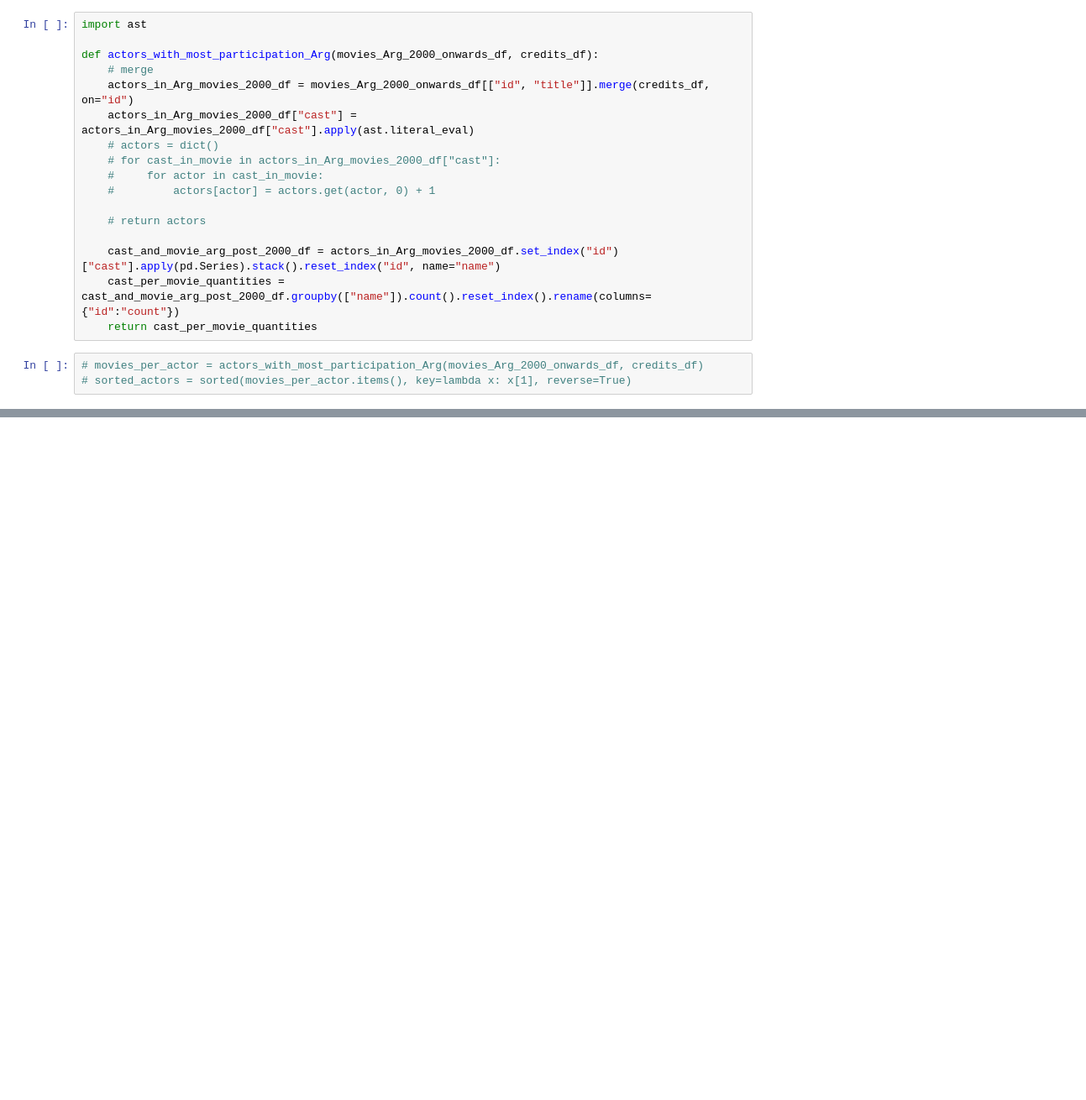
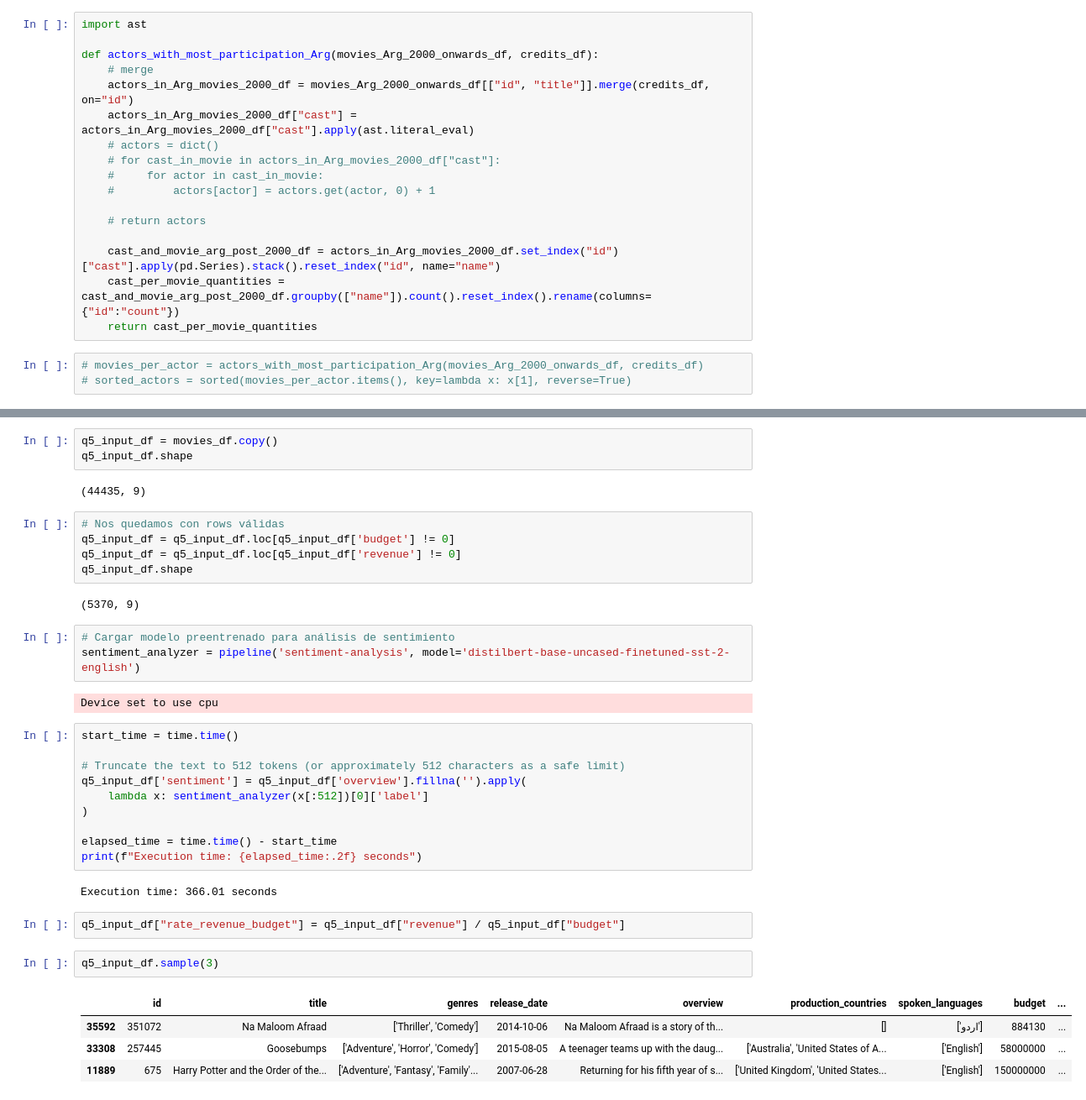
Before and after one commit to MateoLardiez/tp1-SistemasDistribuidos, a Jupyter notebook: nlp-node/testing.ipynb, the cells around one changed output, grey strips where cells are left out. Shown at 84% size. Drawn from its saved outputs; the diff is of its cells as text; blank space fills up the shorter version.

```diff
--- a/nlp-node/testing.ipynb
+++ b/nlp-node/testing.ipynb
@@ -220,0 +233,38 @@ cast_per_movie.nlargest(10, 'count').to_csv("output_q4.csv")
+# %%
+q5_input_df = movies_df.copy()
+q5_input_df.shape
+# %% [output]
+(44435, 9)
+# %%
+# Nos quedamos con rows válidas
+q5_input_df = q5_input_df.loc[q5_input_df['budget'] != 0]
+q5_input_df = q5_input_df.loc[q5_input_df['revenue'] != 0]
+q5_input_df.shape
+# %% [output]
+(5370, 9)
+# %%
+# Cargar modelo preentrenado para análisis de sentimiento
+sentiment_analyzer = pipeline('sentiment-analysis', model='distilbert-base-uncased-finetuned-sst-2-english')
+# %% [output]
+Device set to use cpu
+# %%
+start_time = time.time()
+
+# Truncate the text to 512 tokens (or approximately 512 characters as a safe limit)
+q5_input_df['sentiment'] = q5_input_df['overview'].fillna('').apply(
+	lambda x: sentiment_analyzer(x[:512])[0]['label']
+)
+
+elapsed_time = time.time() - start_time
+print(f"Execution time: {elapsed_time:.2f} seconds")
+# %% [output]
+Execution time: 366.01 seconds
+# %%
+q5_input_df["rate_revenue_budget"] = q5_input_df["revenue"] / q5_input_df["budget"]
+# %%
+q5_input_df.sample(3)
+# %% [output]
+|  | id | title | genres | release_date | overview | production_countries | spoken_languages | budget | ... |
+| 35592 | 351072 | Na Maloom Afraad | ['Thriller', 'Comedy'] | 2014-10-06 | Na Maloom Afraad is a story of th... | [] | ['اردو'] | 884130 | ... |
+| 33308 | 257445 | Goosebumps | ['Adventure', 'Horror', 'Comedy'] | 2015-08-05 | A teenager teams up with the daug... | ['Australia', 'United States of A... | ['English'] | 58000000 | ... |
+| 11889 | 675 | Harry Potter and the Order of the... | ['Adventure', 'Fantasy', 'Family'... | 2007-06-28 | Returning for his fifth year of s... | ['United Kingdom', 'United States... | ['English'] | 150000000 | ... |
```
Also changed, not shown: parts of 5 cells of this notebook, 1 other file.
